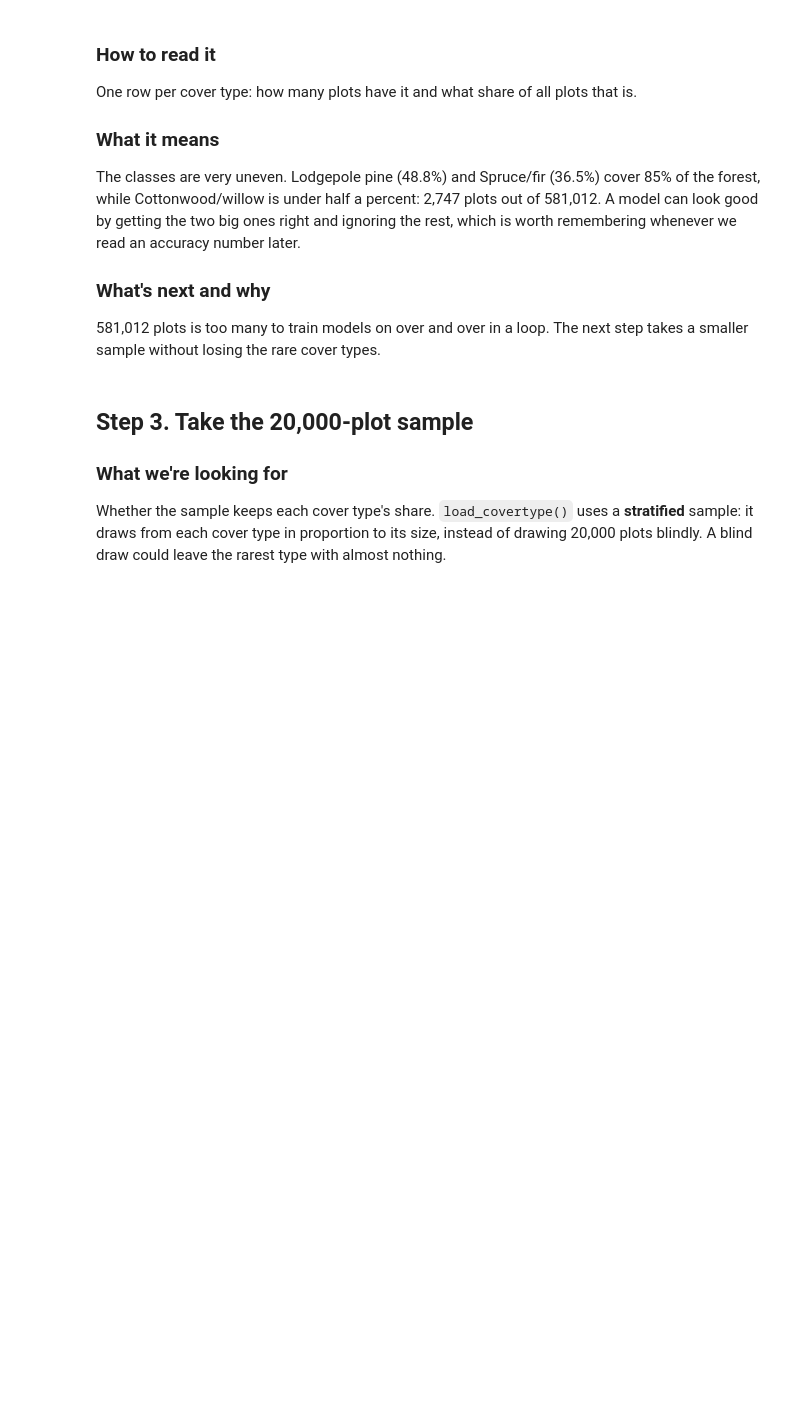
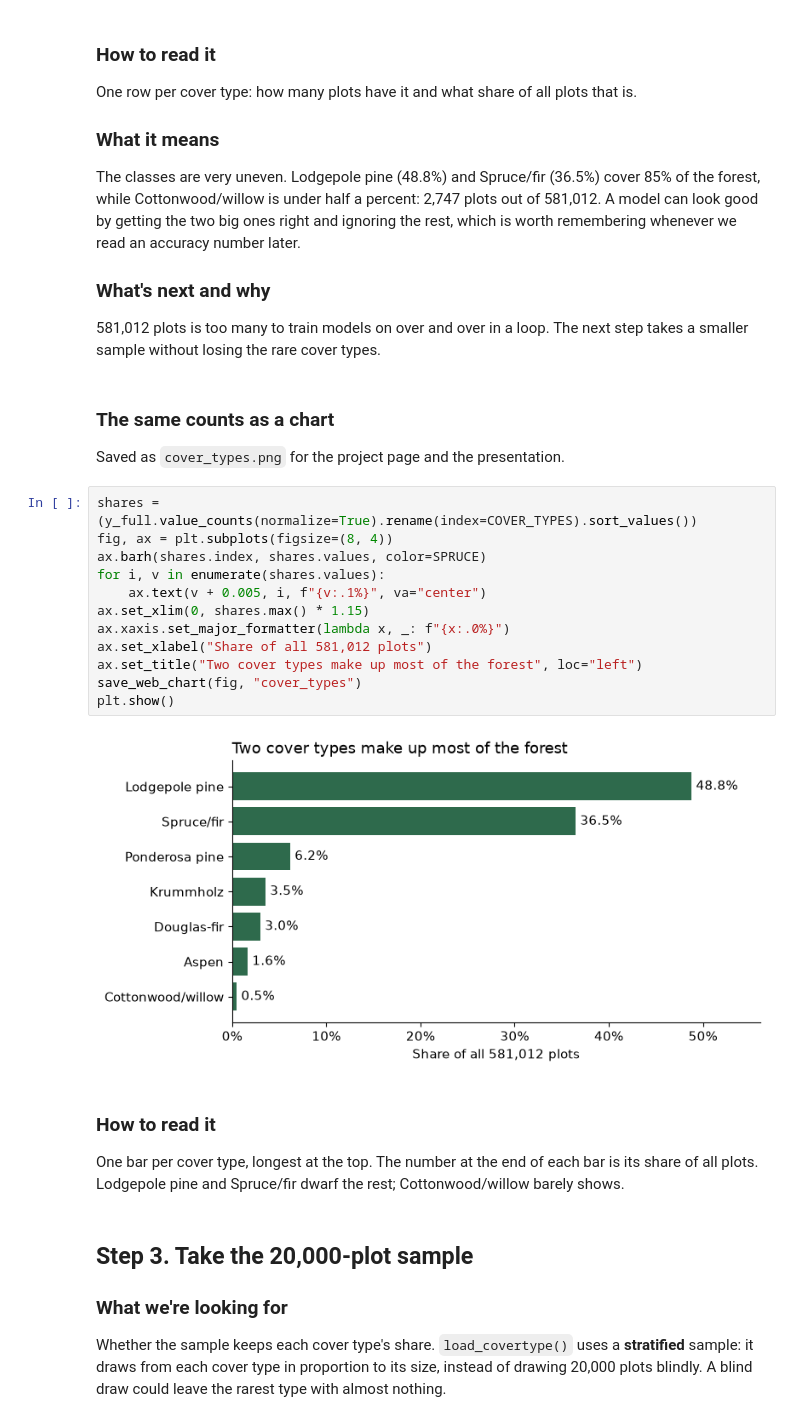
Before and after one commit to schirko/model-loop-lab, a Jupyter notebook: notebooks/01_data_and_baseline.ipynb, the cells around one changed output. Saved outputs shown, nothing was run; the diff lists cells and outputs as text; blank space fills up the shorter version.

Commit message:
Overview rebuilt; notebooks, findings and presentation part 1 published

```diff
--- a/notebooks/01_data_and_baseline.ipynb
+++ b/notebooks/01_data_and_baseline.ipynb
@@ -90,6 +94,26 @@ The classes are very uneven. Lodgepole pine (48.8%) and Spruce/fir (36.5%) cover
 
 ### What's next and why
 581,012 plots is too many to train models on over and over in a loop. The next step takes a smaller sample without losing the rare cover types.
+# %% [markdown]
+### The same counts as a chart
+Saved as `cover_types.png` for the project page and the presentation.
+# %%
+shares = (y_full.value_counts(normalize=True).rename(index=COVER_TYPES).sort_values())
+fig, ax = plt.subplots(figsize=(8, 4))
+ax.barh(shares.index, shares.values, color=SPRUCE)
+for i, v in enumerate(shares.values):
+    ax.text(v + 0.005, i, f"{v:.1%}", va="center")
+ax.set_xlim(0, shares.max() * 1.15)
+ax.xaxis.set_major_formatter(lambda x, _: f"{x:.0%}")
+ax.set_xlabel("Share of all 581,012 plots")
+ax.set_title("Two cover types make up most of the forest", loc="left")
+save_web_chart(fig, "cover_types")
+plt.show()
+# %% [output]
+[figure, added]
+# %% [markdown]
+### How to read it
+One bar per cover type, longest at the top. The number at the end of each bar is its share of all plots. Lodgepole pine and Spruce/fir dwarf the rest; Cottonwood/willow barely shows.
 # %% [markdown]
 ## Step 3. Take the 20,000-plot sample
 
```
Also changed, not shown: parts of 14 cells of this notebook, 31 other files.
